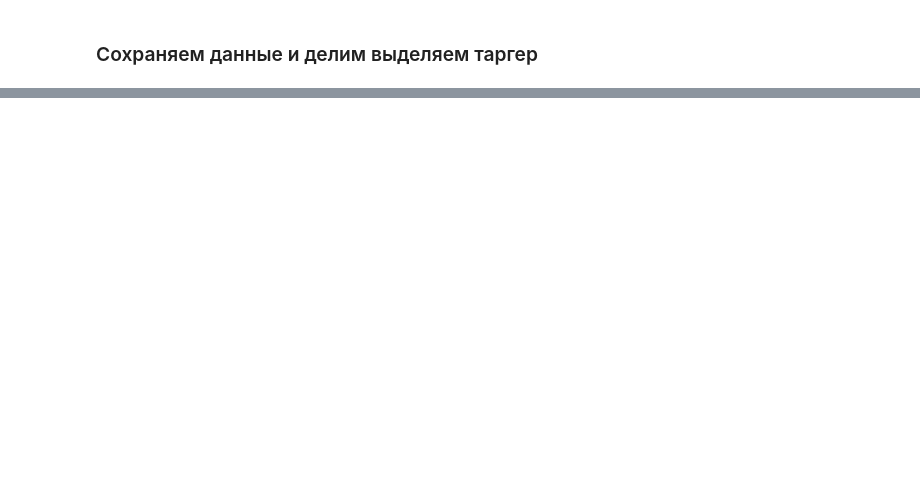
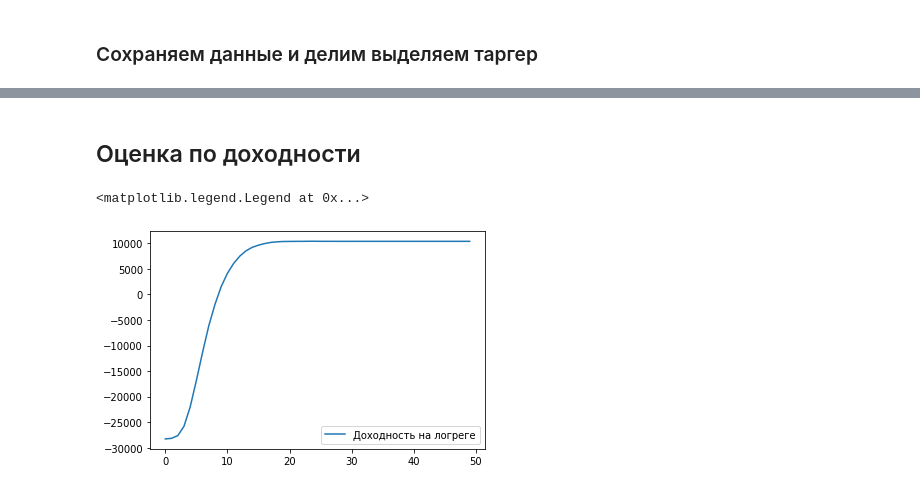
Before and after one commit to YanaSemenenya/INTERPRETATOR, a Jupyter notebook: Examples/Economic_effect_estimation.ipynb, the cells around one changed output, grey strips where cells are left out. Saved outputs shown, nothing was run; the diff lists cells and outputs as text; code cells hidden in the pictures; blank space fills up the shorter version.

```diff
--- a/Examples/Economic_effect_estimation.ipynb
+++ b/Examples/Economic_effect_estimation.ipynb
@@ -457,0 +363,9 @@ ax = sns.violinplot(x='TARGET', y="DAYS_EMPLOYED", data=train_merged[train_merge
+# %%
+data_analysis = X_train.copy()
+
+logreg_predictions = [p[1] for p in logreg_model.predict_proba(X_train[selected_features])]
+lgbm_predictions = [p[1] for p in lgbm_model.predict_proba(X_train)]
+
+data_analysis['logreg_pd'] = logreg_predictions
+data_analysis['lgbm_pd'] = lgbm_predictions
+data_analysis['target'] = y_train
@@ -457,0 +418,25 @@ ax = sns.violinplot(x='TARGET', y="DAYS_EMPLOYED", data=train_merged[train_merge
+# %% [markdown]
+## Оценка по доходности
+# %%
+def get_profit(pds, defaults, margins, eads, lgds = 0.72, th=0.04):
+    predicted_class = (pds>th).astype(int)
+    tn, fp, fn, tp = confusion_matrix(defaults, predicted_class).ravel()
+    profit = np.sum(tn*margins - fp*margins - fn*eads*lgds)/np.sum(eads)
+    return profit
+# %%
+
+profits_logreg = list()
+for t in range(50):
+  th = t/100
+  profit = get_profit(pds = data_analysis['logreg_pd'],
+              defaults = data_analysis['target'],
+              margins = data_analysis['AMT_CREDIT']*0.1,
+              eads = data_analysis['AMT_CREDIT'],
+              th=th)
+  profits_logreg.append(profit)
+
+plt.plot(profits_logreg, label="Доходность на логреге")
+plt.legend()
+# %% [output]
+<matplotlib.legend.Legend at 0x...>
+[figure, added]
```
Also changed, not shown: parts of 51 cells of this notebook.
